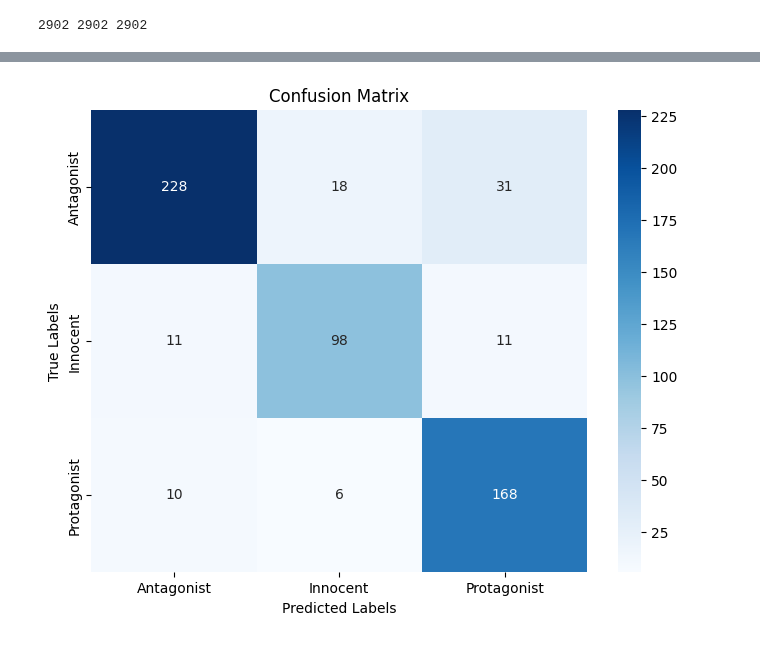
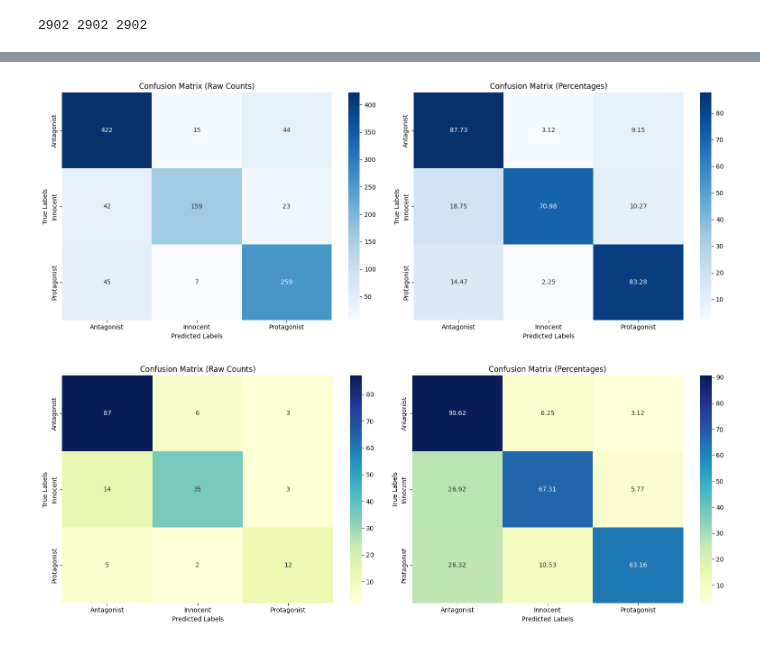
Before and after one commit to Matija-Kukic/semeval2025-t10, a Jupyter notebook: solutions/custom_tokens/xlm_roberta_classification_start_end_token.ipynb, the cells around one changed output, grey strips where cells are left out. Saved outputs shown, nothing was run; the diff lists cells and outputs as text; code cells hidden in the pictures.

```diff
--- a/solutions/custom_tokens/xlm_roberta_classification_start_end_token.ipynb
+++ b/solutions/custom_tokens/xlm_roberta_classification_start_end_token.ipynb
@@ -207,6 +207,7 @@ for i in range(len(indexes)):
     if len(sliced_ids[i]) > Max:
         Max = len(sliced_ids[i])
 # %%
+import numpy as np
 input_ids = list()
 att_mask = list()
 for ten,att in zip(sliced_ids,sliced_att):
@@ -224,10 +225,12 @@ attMask = torch.stack(att_mask)
 inputIds_np = inputIds.numpy()
 attMask_np = attMask.numpy()
 y = data['label'].values
+lang = df['lang'].tolist()
+lang = np.array(lang)
 # %%
 from sklearn.model_selection import train_test_split
-X_train_ids, X_test_ids, X_train_mask, X_test_mask, y_train, y_test = train_test_split(
-    inputIds_np, attMask_np, y, test_size=0.2, random_state=42,
+X_train_ids, X_test_ids, X_train_mask, X_test_mask, y_train, y_test,lang_train,lang_test = train_test_split(
+    inputIds_np, attMask_np, y,lang, test_size=0.35, random_state=42,
 )
 # %%
 X_train_ids = torch.tensor(X_train_ids, dtype=torch.long).to(device)
@@ -472,15 +474,48 @@ Test loss: 0.4854, Test accuracy: 0.8503
 # %%
 from sklearn.metrics import confusion_matrix
 import seaborn as sns
 import matplotlib.pyplot as plt
 
+# Compute confusion matrix
 cm = confusion_matrix(all_labels, all_preds, labels=[0, 1, 2])
 
-plt.figure(figsize=(8, 6))
-sns.heatmap(cm, annot=True, fmt='d', cmap='Blues', xticklabels=['Antagonist', 'Innocent', 'Protagonist'], yticklabels=['Antagonist', 'Innocent', 'Protagonist'])
-plt.xlabel('Predicted Labels')
-plt.ylabel('True Labels')
-plt.title('Confusion Matrix')
+cm_percent = cm.astype('float') / cm.sum(axis=1)[:, np.newaxis] * 100
+
+fig, axes = plt.subplots(1, 2, figsize=(16, 6))
+
+sns.heatmap(cm, annot=True, fmt='d', cmap='Blues', xticklabels=['Antagonist', 'Innocent', 'Protagonist'], yticklabels=['Antagonist', 'Innocent', 'Protagonist'], ax=axes[0])
+axes[0].set_xlabel('Predicted Labels')
+axes[0].set_ylabel('True Labels')
+axes[0].set_title('Confusion Matrix (Raw Counts)')
+
+sns.heatmap(cm_percent, annot=True, fmt='.2f', cmap='Blues', xticklabels=['Antagonist', 'Innocent', 'Protagonist'], yticklabels=['Antagonist', 'Innocent', 'Protagonist'], ax=axes[1])
+axes[1].set_xlabel('Predicted Labels')
+axes[1].set_ylabel('True Labels')
+axes[1].set_title('Confusion Matrix (Percentages)')
+
+# Show the plots
+plt.tight_layout()
 plt.show()
 # %% [output]
-[figure, old version]
+[figure, new version]
+# %%
+cm = confusion_matrix(bg_labels, bg_pred, labels=[0, 1, 2])
+
+cm_percent = cm.astype('float') / cm.sum(axis=1)[:, np.newaxis] * 100
+
+fig, axes = plt.subplots(1, 2, figsize=(16, 6))
+
+sns.heatmap(cm, annot=True, fmt='d', cmap='YlGnBu', xticklabels=['Antagonist', 'Innocent', 'Protagonist'], yticklabels=['Antagonist', 'Innocent', 'Protagonist'], ax=axes[0])
+axes[0].set_xlabel('Predicted Labels')
+axes[0].set_ylabel('True Labels')
+axes[0].set_title('Confusion Matrix (Raw Counts)')
+
+sns.heatmap(cm_percent, annot=True, fmt='.2f', cmap='YlGnBu', xticklabels=['Antagonist', 'Innocent', 'Protagonist'], yticklabels=['Antagonist', 'Innocent', 'Protagonist'], ax=axes[1])
+axes[1].set_xlabel('Predicted Labels')
+axes[1].set_ylabel('True Labels')
+axes[1].set_title('Confusion Matrix (Percentages)')
+
+plt.tight_layout()
+plt.show()
+# %% [output]
+[figure, added]
```
Also changed, not shown: parts of 6 cells of this notebook, 1 other file.
